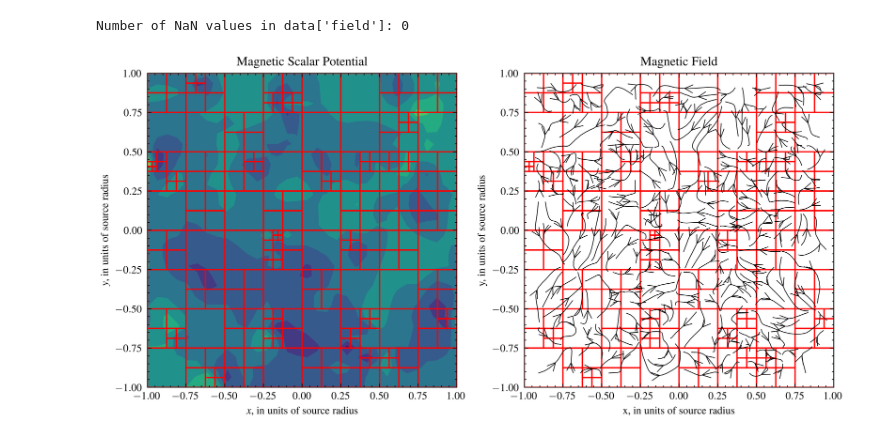
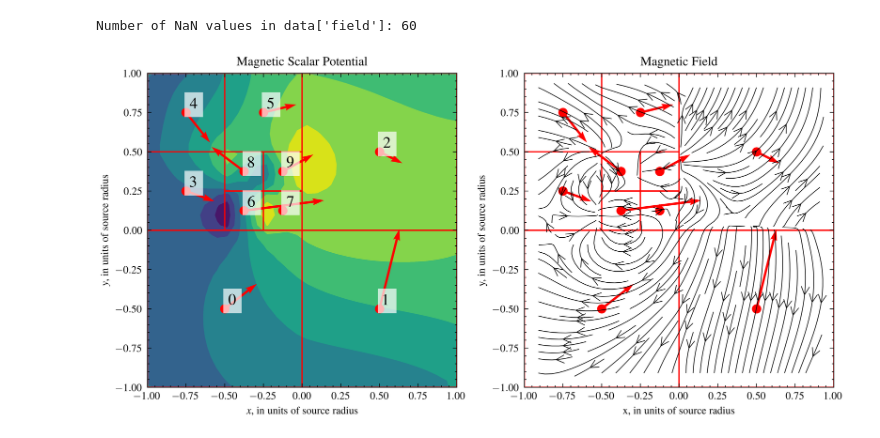
Before and after one commit to cmt-dtu-energy/hypermagnetics, a Jupyter notebook: nbs/check_dataset.ipynb, the cells around one changed output. Drawn from its saved outputs; the diff is of its cells as text; code cells hidden in the pictures.

```diff
--- a/nbs/check_dataset.ipynb
+++ b/nbs/check_dataset.ipynb
@@ -11,19 +11,19 @@ from hypermagnetics.sources import read_db
 warnings.filterwarnings('ignore')
 plt.style.use(["science", "ieee"])
 # %%
-name = "eval_qt_42_5_250.h5"
+name = "eval_qt_exact_42_5_10.h5"
 data = read_db(name, read_grid=True)
 nan_count = np.isnan(data["field"]).sum()
 print(f"Number of NaN values in data['field']: {nan_count}")
 
-plots(data, loc=False, edge=True, idx=4)
+plots(data, loc=True, edge=True, number=True, idx=0)
 
 # x_grid = np.array(data['grid'][:, 0].reshape((32, 32)))
 # y_grid = np.array(data['grid'][:, 1].reshape((32, 32)))
 # gt_msp = data["field_grid"][0, ..., 0].reshape((32, 32))
 
 # plt.contourf(x_grid, y_grid, gt_msp)
 # plt.colorbar()
 # %% [output]
-Number of NaN values in data['field']: 0
+Number of NaN values in data['field']: 60
-[figure, old version]
+[figure, new version]
```
Also changed, not shown: 8 other files.
